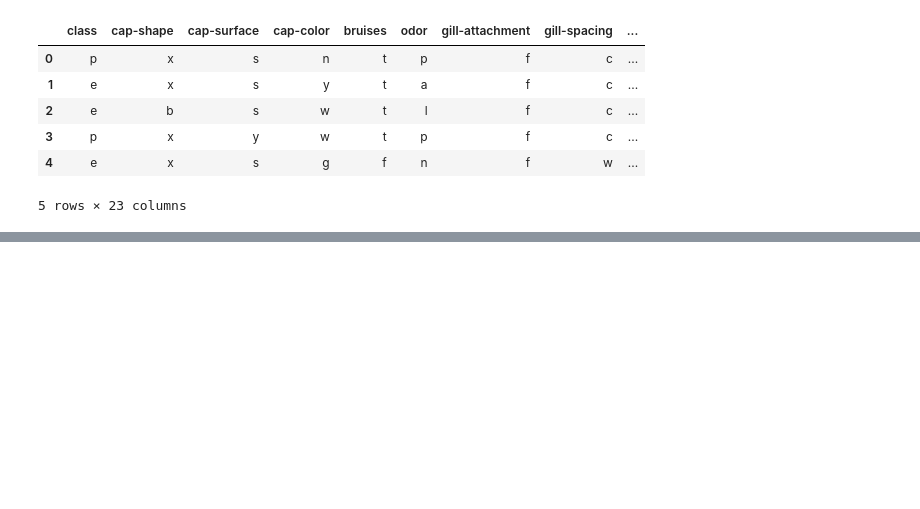
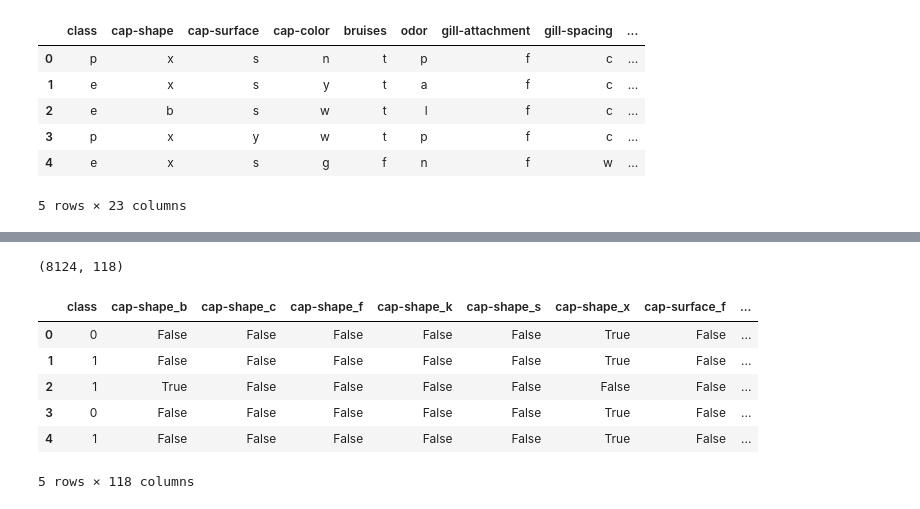
Before and after one commit to Thinh1211/machine_learning, a Jupyter notebook: basic_logistic.ipynb, the cells around one changed output, grey strips where cells are left out. Drawn from its saved outputs; the diff is of its cells as text; code cells hidden in the pictures; blank space fills up the shorter version.

```diff
--- a/basic_logistic.ipynb
+++ b/basic_logistic.ipynb
@@ -21,0 +20,13 @@ KeyError: 0
+# %%
+dt_1 = pd.get_dummies(dt)
+print(dt_1.shape)
+dt_1.head()
+# %% [output]
+(8124, 118)
+|  | class | cap-shape_b | cap-shape_c | cap-shape_f | cap-shape_k | cap-shape_s | cap-shape_x | cap-surface_f | ... |
+| 0 | 0 | False | False | False | False | False | True | False | ... |
+| 1 | 1 | False | False | False | False | False | True | False | ... |
+| 2 | 1 | True | False | False | False | False | False | False | ... |
+| 3 | 0 | False | False | False | False | False | True | False | ... |
+| 4 | 1 | False | False | False | False | False | True | False | ... |
+5 rows × 118 columns
```
Also changed, not shown: parts of 6 cells of this notebook.
